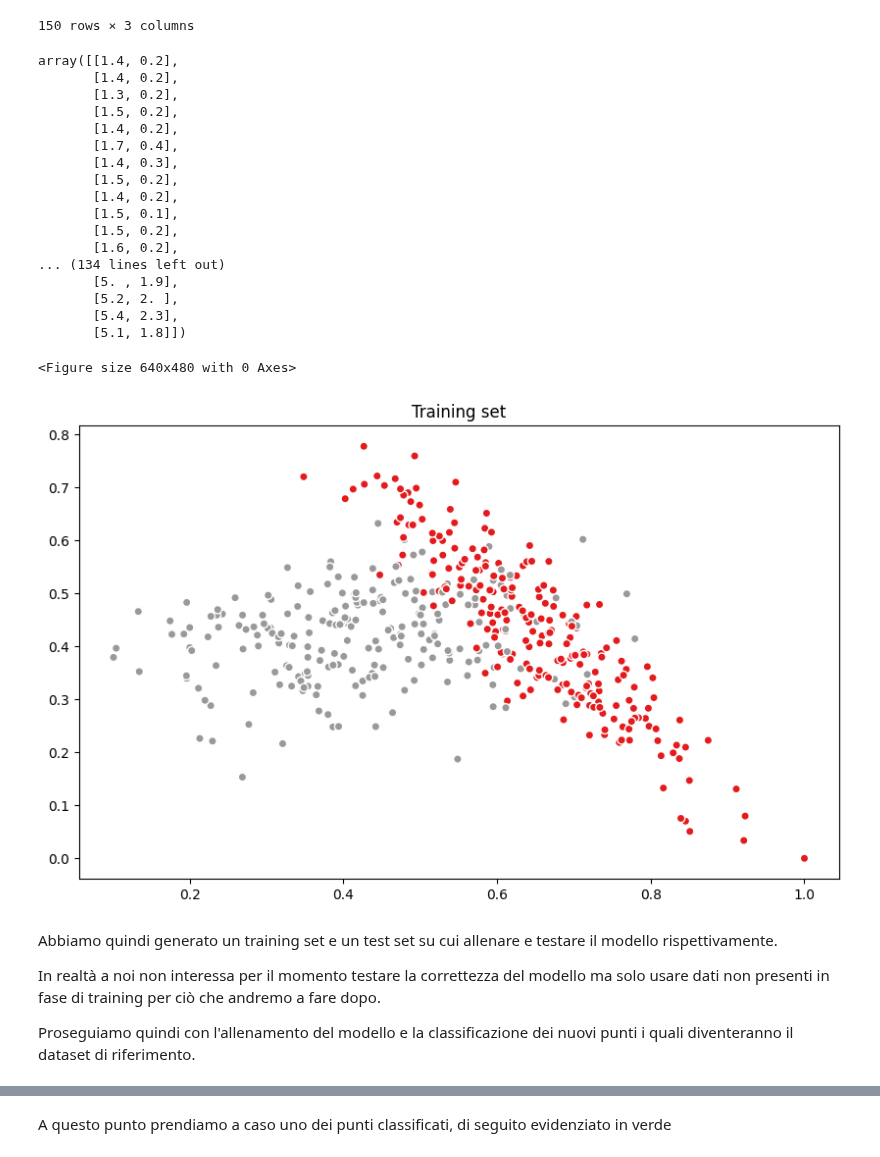
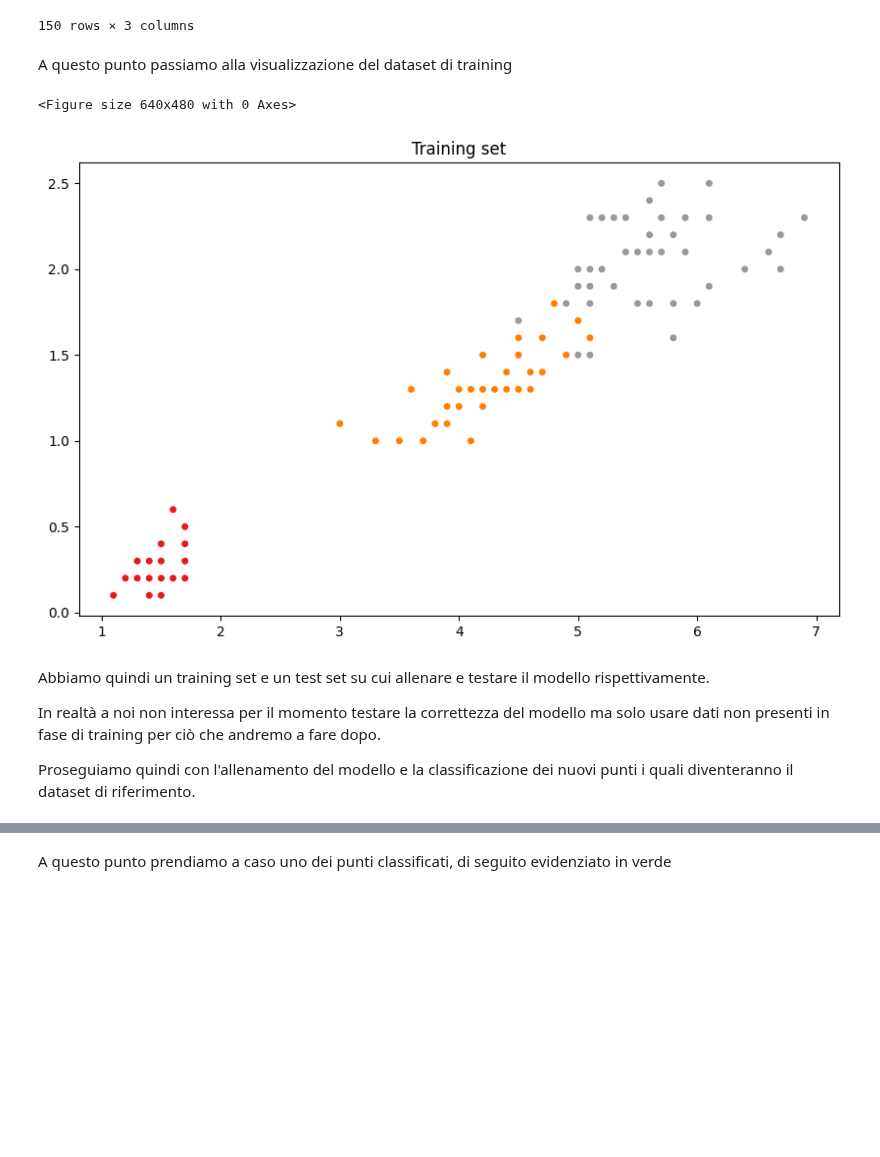
Before and after one commit to FedericoBustaffa/thesis, a Jupyter notebook: src/explain_classifier.ipynb, the cells around one changed output, grey strips where cells are left out. Saved outputs shown, nothing was run; the diff lists cells and outputs as text; code cells hidden in the pictures; blank space fills up the shorter version.

```diff
--- a/src/explain_classifier.ipynb
+++ b/src/explain_classifier.ipynb
@@ -25,7 +25,11 @@ X = data["data"][["petal length (cm)", "petal width (cm)"]]
 y = data["target"]
 df = X.copy()
 df["class"] = y.values.copy()
-display(df)
+
+X = X.values
+y = y.values
+
+df
 # %% [output]
 |  | petal length (cm) | petal width (cm) | class |
 | 0 | 1.4 | 0.2 | 0 |
@@ -40,53 +44,29 @@ display(df)
 | 148 | 5.4 | 2.3 | 2 |
 | 149 | 5.1 | 1.8 | 2 |
 150 rows × 3 columns
+# %% [markdown]
+A questo punto passiamo alla visualizzazione del dataset di training
 # %%
 import matplotlib.pyplot as plt
 import numpy as np
+from sklearn.model_selection import train_test_split
 
-X = np.array(X.values)
-display(X)
+X_train, X_test, y_train, y_test = train_test_split(X, y, test_size=0.2, random_state=0)
 
-X_train = np.load("datasets/X_train.npy", allow_pickle=True)
-y_train = np.load("datasets/y_train.npy", allow_pickle=True)
-X_test = np.load("datasets/X_test.npy", allow_pickle=True)
-
-X_train = X_train + np.abs(np.min(X_train))
-X_test = X_test + np.abs(np.min(X_test))
-
-X_train = X_train / np.max(X_train)
-X_test = X_test / np.max(X_test)
-
+# only for plotting
 train_coords = X_train.T
 
 plt.set_cmap("Set1")
 plt.figure(figsize=(10, 6))
 plt.title("Training set")
 plt.scatter(train_coords[0], train_coords[1], c=y_train, ec="w")
 plt.show()
 # %% [output]
-array([[1.4, 0.2],
-       [1.4, 0.2],
-       [1.3, 0.2],
-       [1.5, 0.2],
-       [1.4, 0.2],
-       [1.7, 0.4],
-       [1.4, 0.3],
-       [1.5, 0.2],
-       [1.4, 0.2],
-       [1.5, 0.1],
-       [1.5, 0.2],
-       [1.6, 0.2],
-... (134 lines left out)
-       [5. , 1.9],
-       [5.2, 2. ],
-       [5.4, 2.3],
-       [5.1, 1.8]])
+<Figure size 640x480 with 0 Axes>
-<Figure size 640x480 with 0 Axes>
-[figure, old version]
+[figure, new version]
 # %% [markdown]
-Abbiamo quindi generato un training set e un test set su cui allenare e testare
-il modello rispettivamente.
+Abbiamo quindi un training set e un test set su cui allenare e testare il
+modello rispettivamente.
 
 In realtà a noi non interessa per il momento testare la correttezza del modello
 ma solo usare dati non presenti in fase di training per ciò che andremo a fare
```
Also changed, not shown: parts of 9 cells of this notebook.
